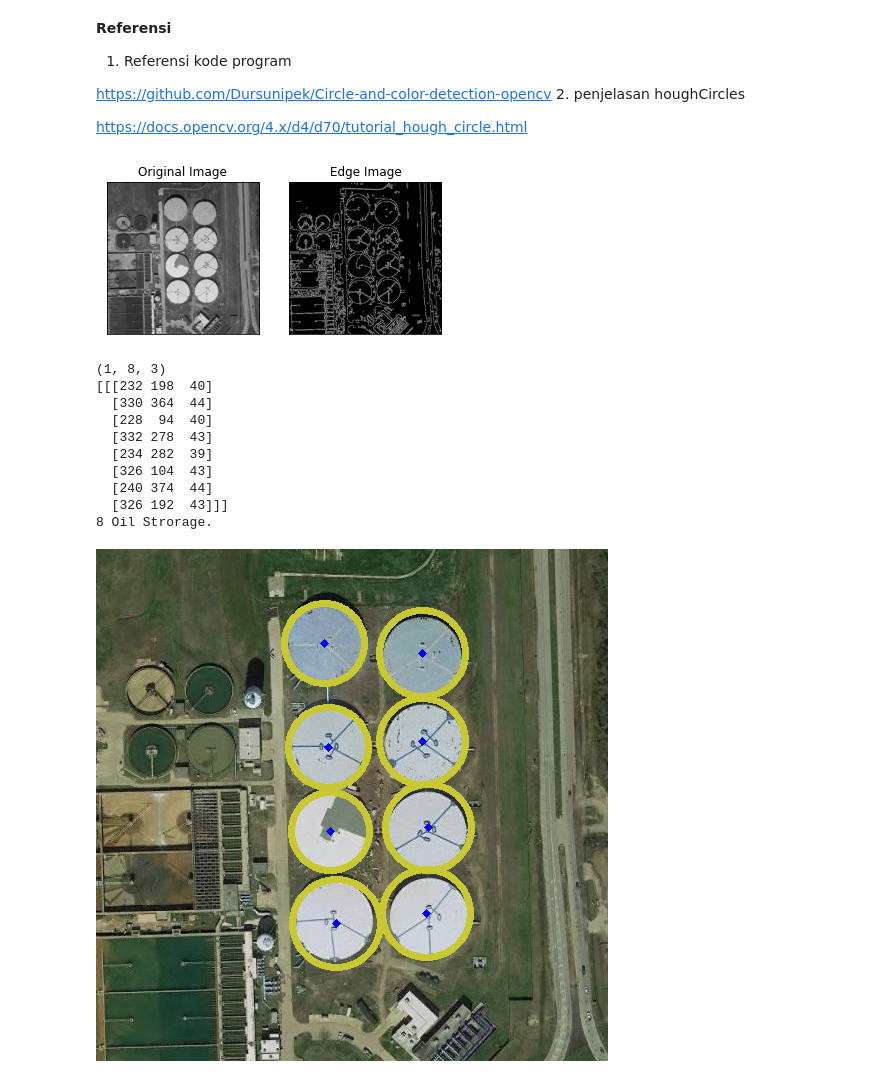
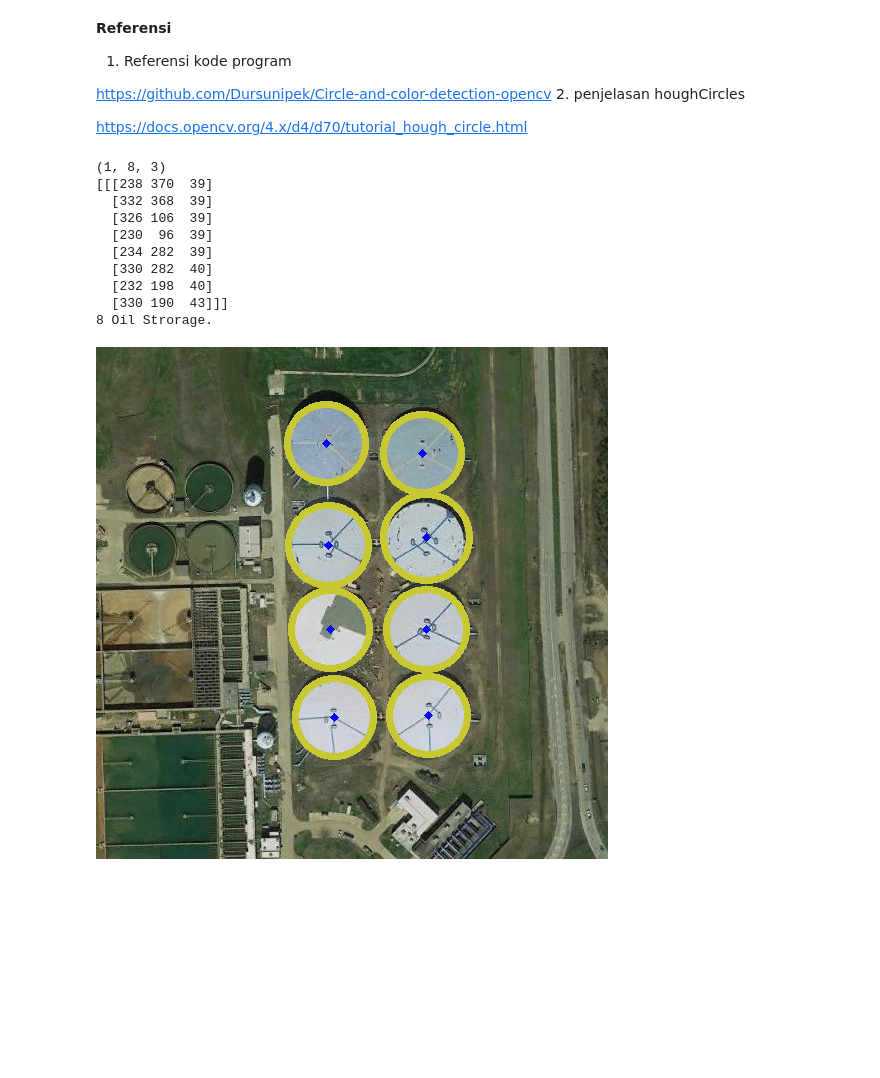
Before and after one commit to fransiskalidya/PCVK-final-project, a Jupyter notebook: oil_storage_tank_detection.ipynb, the cells around one changed output. Drawn from its saved outputs; the diff is of its cells as text; code cells hidden in the pictures; blank space fills up the shorter version.

```diff
--- a/oil_storage_tank_detection.ipynb
+++ b/oil_storage_tank_detection.ipynb
@@ -55,50 +55,49 @@ cv2.destroyAllWindows()
 # %%
 para = cv2.imread('/content/drive/MyDrive/PCVK/Tubes/nyobak.jpg')
 gray = cv2.cvtColor(para,cv2.COLOR_BGR2GRAY) # convert menjadi grayscale
-# gray = cv2.medianBlur(gray,5) # metode medianBlur untuk smoothing gambar ; 5 adalah ukuran kernel (harus bernilai ganjil)
+gray = cv2.medianBlur(gray,5) # metode medianBlur untuk smoothing gambar ; 5 adalah ukuran kernel (harus bernilai ganjil)
 
 # metode houghcircles untuk mendeteksi lingkaran;
 # gray = input gambar ; cv2.HOUGH_GRADIENT = mendefinisikan metode deteksi
 # 1 (dp) = rasio kebalikan dari resolusi
 # 120 (min_dist) = jarak minimum antara pusat yang terdeteksi
 # 400 (param1) = ambang batas atas untuk detektor tepi canny internal
 # 30 (param2) = ambang batas untuk deteksi pusat
 # min_radius = radius minimum yang akan dideteksi
 # max_radius = radius maksimum yang akan diteksi
 
-edges = cv2.Canny(gray,100,200)
-plt.subplot(121),plt.imshow(gray,cmap = 'gray')
-plt.title('Original Image'), plt.xticks([]), plt.yticks([])
-plt.subplot(122),plt.imshow(edges,cmap = 'gray')
-plt.title('Edge Image'), plt.xticks([]), plt.yticks([])
-plt.show()
+#edges = cv2.Canny(gray,100,200)
+#plt.subplot(121),plt.imshow(gray,cmap = 'gray')
+#plt.title('Original Image'), plt.xticks([]), plt.yticks([])
+#plt.subplot(122),plt.imshow(edges,cmap = 'gray')
+#plt.title('Edge Image'), plt.xticks([]), plt.yticks([])
+#plt.show()
 
 circles = cv2.HoughCircles(gray, cv2.HOUGH_GRADIENT,1,80, param1=100,param2=30,minRadius=30,maxRadius=45)
 circles_round = np.uint16(np.around(circles)) # pembuatan lingkaran
 
 for i in circles_round[0, : ]:
     cv2.circle(para, (i[0],i[1]),i[2],(50,200,200),5) # pusat lingkaran
     cv2.circle(para,(i[0],i[1]),2,(255,0,0),3) # garis luar lingkaran
 
 print(circles.shape) # menampilkan shape dari circles yang di hasilkan
 print(circles_round) # menampilkan pembuatan lingkaran
 print(str(circles_round.shape[1]) + ' Oil Strorage.') #jumlah lingkaran yang terbuat
 
 
 cv2_imshow(para)
 
 cv2.waitKey()
 cv2.destroyAllWindows()
 # %% [output]
+(1, 8, 3)
+[[[238 370  39]
+  [332 368  39]
+  [326 106  39]
+  [230  96  39]
+  [234 282  39]
+  [330 282  40]
+  [232 198  40]
+  [330 190  43]]]
+8 Oil Strorage.
-[figure, old version]
+[figure, new version]
-(1, 8, 3)
-[[[232 198  40]
-  [330 364  44]
-  [228  94  40]
-  [332 278  43]
-  [234 282  39]
-  [326 104  43]
-  [240 374  44]
-  [326 192  43]]]
-8 Oil Strorage.
-[figure, removed]
```
